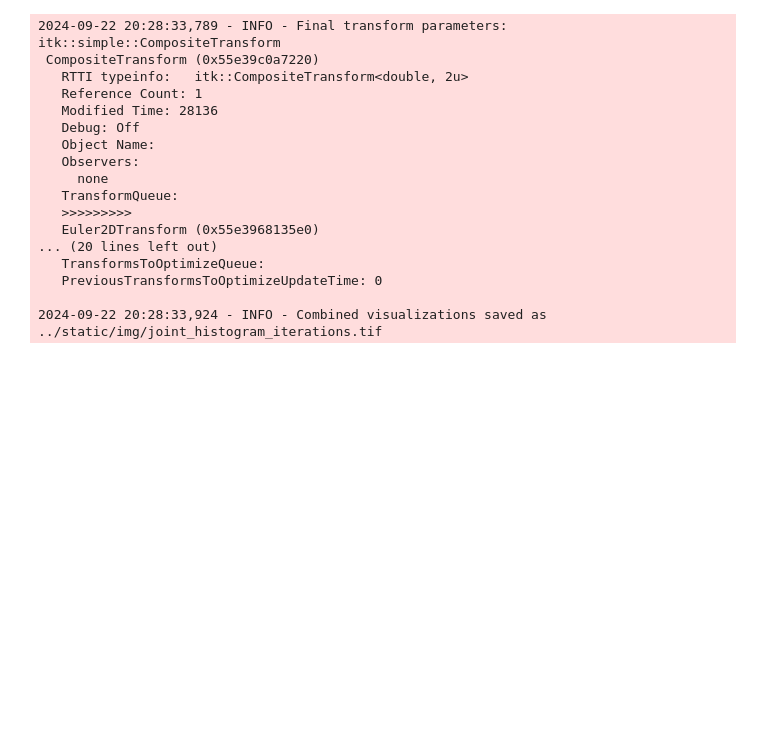
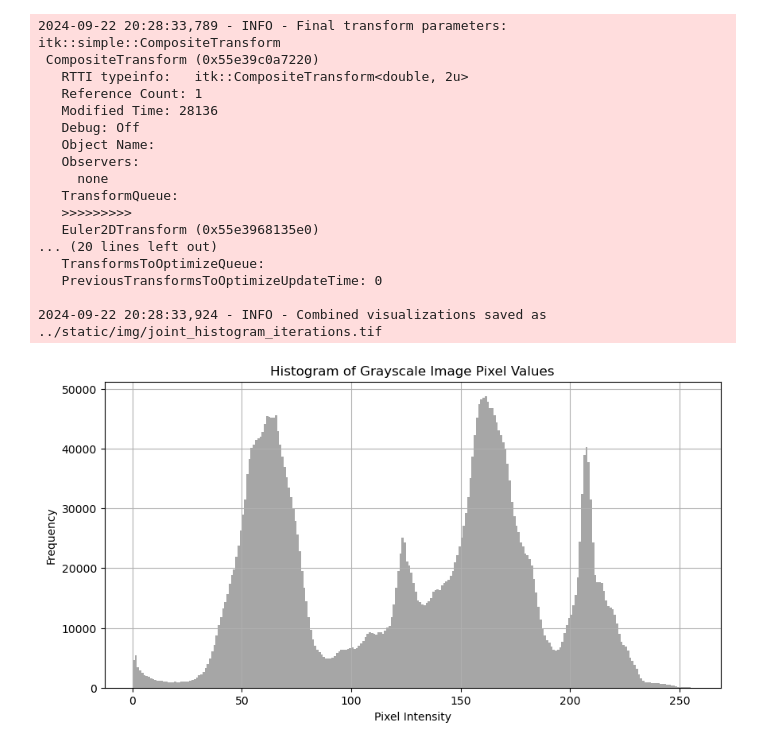
Before and after one commit to ida-mdc/registration-workshop, a Jupyter notebook: example_notebooks/mutual_information.ipynb, the cells around one changed output. Cells and saved outputs as stored; diff of their text form; code cells hidden in the pictures; blank space fills up the shorter version.

Commit message:
reformat and histogram image

```diff
--- a/example_notebooks/mutual_information.ipynb
+++ b/example_notebooks/mutual_information.ipynb
@@ -378,3 +378,24 @@ final_transform = perform_registration(
    PreviousTransformsToOptimizeUpdateTime: 0
 
 2024-09-22 20:28:33,924 - INFO - Combined visualizations saved as ../static/img/joint_histogram_iterations.tif
+# %%
+import cv2
+import matplotlib.pyplot as plt
+
+# Read the image
+image_path = 'kevin.jpg'  # Update with your image path
+image = cv2.imread(image_path)
+
+# Convert the image to grayscale
+gray_image = cv2.cvtColor(image, cv2.COLOR_BGR2GRAY)
+
+# Plot the histogram of pixel values
+plt.figure(figsize=(10, 5))
+plt.hist(gray_image.ravel(), bins=256, range=[0, 256], color='gray', alpha=0.7)
+plt.title('Histogram of Grayscale Image Pixel Values')
+plt.xlabel('Pixel Intensity')
+plt.ylabel('Frequency')
+plt.grid(True)
+plt.show()
+# %% [output]
+[figure, added]
```
Also changed, not shown: 2 other files.
